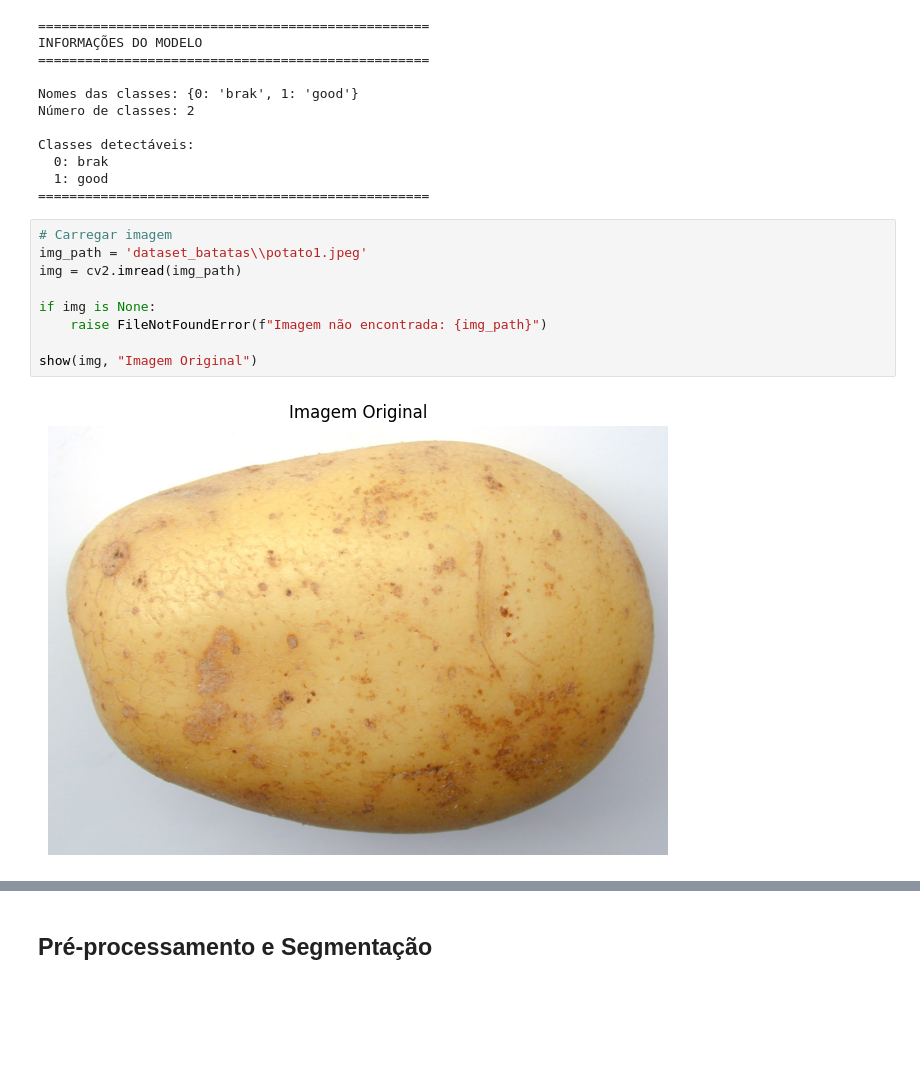
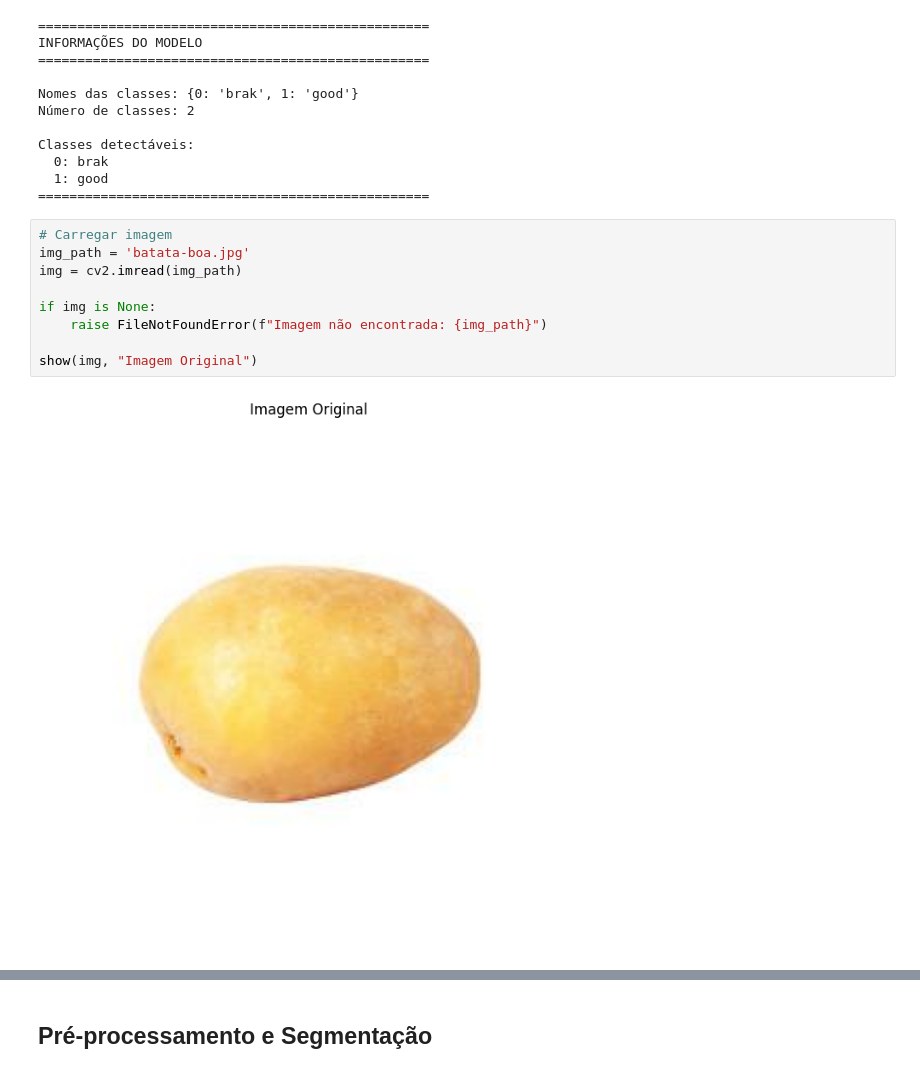
Before and after one commit to brenobmoreira/contagem-defeitos-batatas, a Jupyter notebook: yolo_analysis.ipynb, the cells around one changed output, grey strips where cells are left out. Cells and saved outputs as stored; diff of their text form; blank space fills up the shorter version.

```diff
--- a/yolo_analysis.ipynb
+++ b/yolo_analysis.ipynb
@@ -42,15 +42,15 @@ Classes detectáveis:
 ==================================================
 # %%
 # Carregar imagem
-img_path = 'dataset_batatas\\potato1.jpeg'
+img_path = 'batata-boa.jpg'
 img = cv2.imread(img_path)
 
 if img is None:
     raise FileNotFoundError(f"Imagem não encontrada: {img_path}")
 
 show(img, "Imagem Original")
 # %% [output]
-[figure, old version]
+[figure, new version]
 # %%
 # Executar detecção YOLO
 results = model(img)
```
Also changed, not shown: parts of 12 cells of this notebook, 1 other file.
